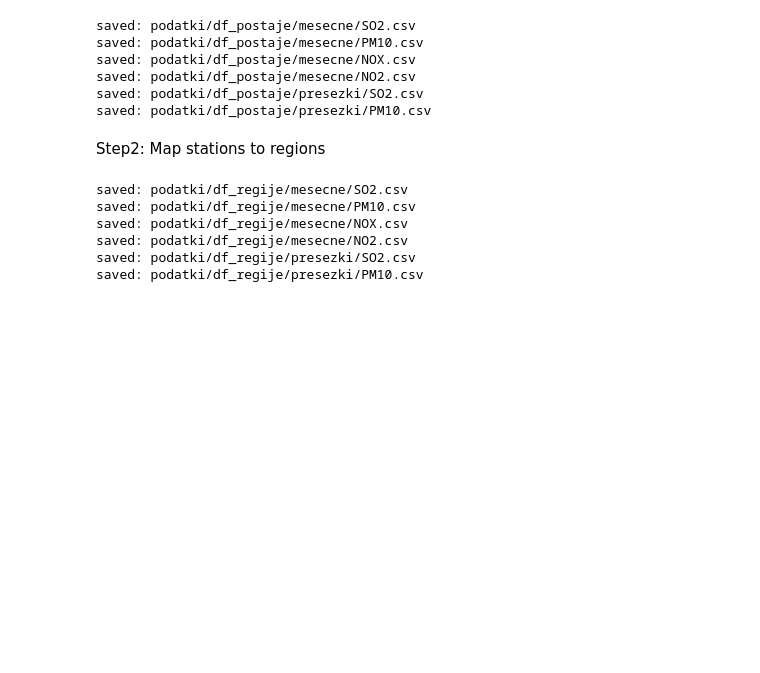
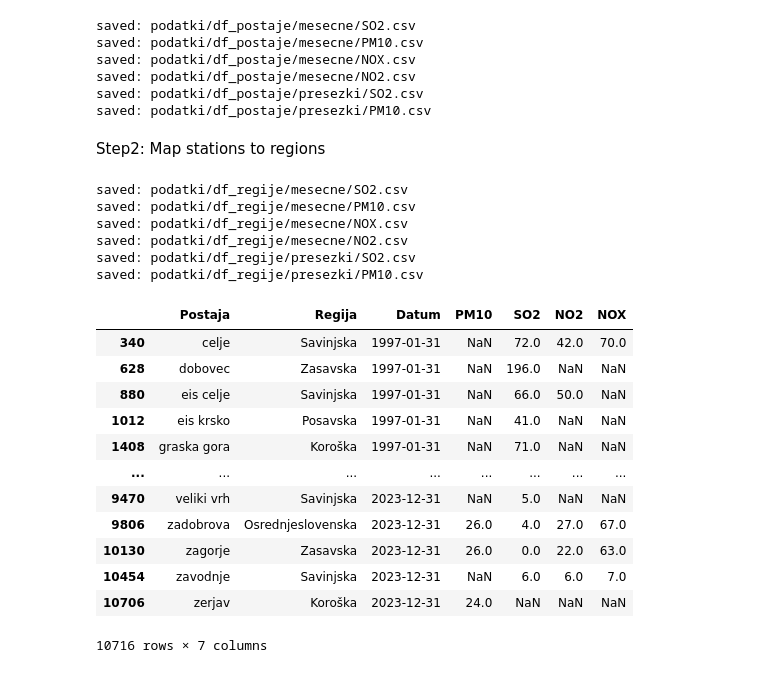
Before and after one commit to Nermin-Mujagic/MDR_analiza_zraka, a Jupyter notebook: 1_data_processing.ipynb, the cells around one changed output. Drawn from its saved outputs; the diff is of its cells as text; code cells hidden in the pictures; blank space fills up the shorter version.

```diff
--- a/1_data_processing.ipynb
+++ b/1_data_processing.ipynb
@@ -200,22 +197,48 @@ saved: podatki/df_regije/presezki/PM10.csv
 # %%
 locale.setlocale(locale.LC_ALL, "sl_SI.utf8")
 
 PM10 = mesecne_regije_dict["PM10"].copy()
 SO2 = mesecne_regije_dict["SO2"].copy()
 NO2 = mesecne_regije_dict["NO2"].copy()
 NOX = mesecne_regije_dict["NOX"].copy()
 
 
 tmp_list = [PM10, SO2, NO2, NOX]
 
 df_wide = reduce(
     lambda left, right: pd.merge(
         left, right, on=["Postaja", "Regija", "Leto", "Mesec"], how="outer"
     ),
     tmp_list,
 )
 df_wide.sort_values(**YEAR_MONTH_SORT, inplace=True)
+df_wide.insert(
+    loc=2,
+    column="Datum",
+    value=pd.to_datetime(
+        df_wide["Leto"].astype(str) + "-" + df_wide["Mesec"].astype(str), format="%Y-%b"
+    )
+    + MonthEnd(0),
+)
+df_wide.drop(columns=['Leto','Mesec'],inplace=True)
+
 df_wide.to_csv("podatki/wide_df.csv", index=False)
+
+df_wide
+# %% [output]
+|  | Postaja | Regija | Datum | PM10 | SO2 | NO2 | NOX |
+| 340 | celje | Savinjska | 1997-01-31 | NaN | 72.0 | 42.0 | 70.0 |
+| 628 | dobovec | Zasavska | 1997-01-31 | NaN | 196.0 | NaN | NaN |
+| 880 | eis celje | Savinjska | 1997-01-31 | NaN | 66.0 | 50.0 | NaN |
+| 1012 | eis krsko | Posavska | 1997-01-31 | NaN | 41.0 | NaN | NaN |
+| 1408 | graska gora | Koroška | 1997-01-31 | NaN | 71.0 | NaN | NaN |
+| ... | ... | ... | ... | ... | ... | ... | ... |
+| 9470 | veliki vrh | Savinjska | 2023-12-31 | NaN | 5.0 | NaN | NaN |
+| 9806 | zadobrova | Osrednjeslovenska | 2023-12-31 | 26.0 | 4.0 | 27.0 | 67.0 |
+| 10130 | zagorje | Zasavska | 2023-12-31 | 26.0 | 0.0 | 22.0 | 63.0 |
+| 10454 | zavodnje | Savinjska | 2023-12-31 | NaN | 6.0 | 6.0 | 7.0 |
+| 10706 | zerjav | Koroška | 2023-12-31 | 24.0 | NaN | NaN | NaN |
+10716 rows × 7 columns
 # %%
 PM10_long = PM10.rename(columns={"PM10": "Vrednost"})
 PM10_long.insert(loc=4, column="Snov", value="PM10")
```
Also changed, not shown: parts of 3 cells of this notebook, 12 other files.
